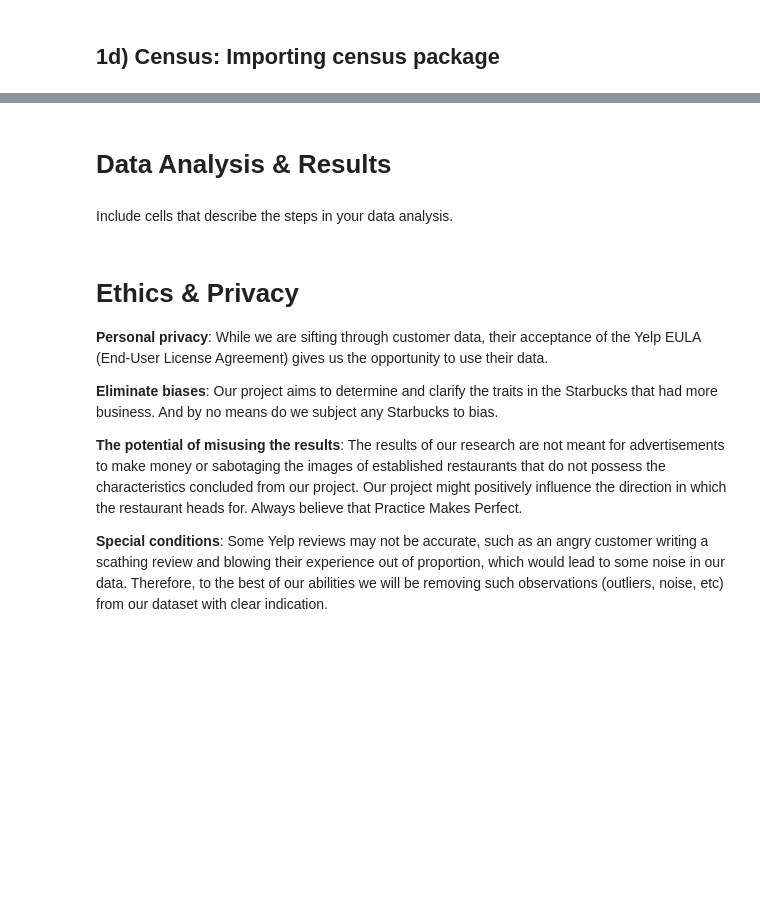
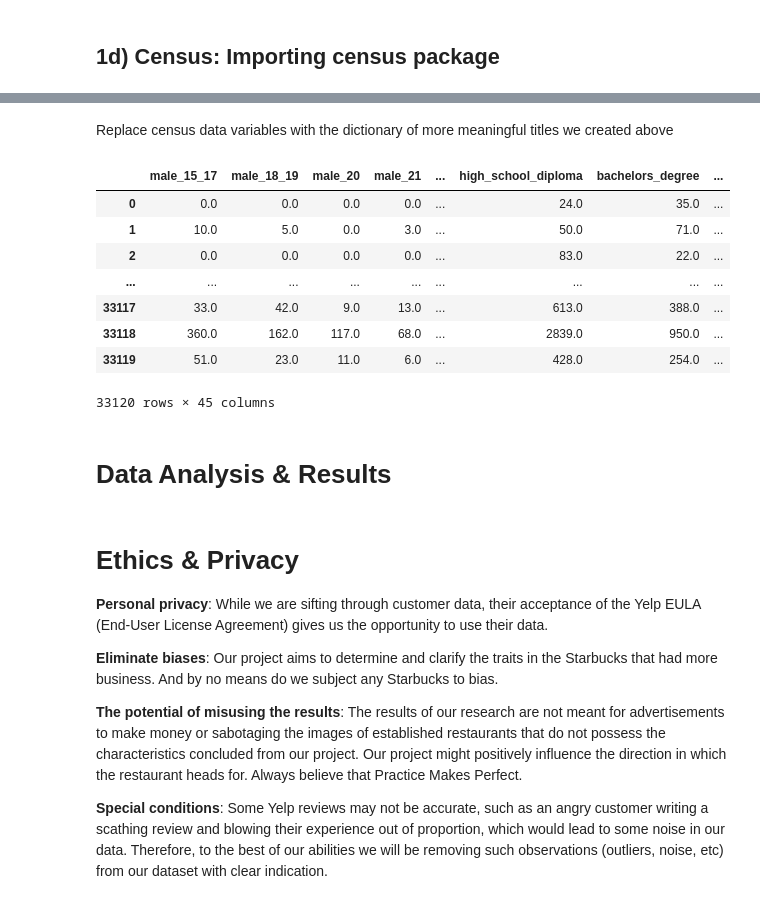
Before and after one commit to reveloff-ucsd/COGS108_44, a Jupyter notebook: FinalProject.ipynb, the cells around one changed output, grey strips where cells are left out. Saved outputs shown, nothing was run; the diff lists cells and outputs as text; code cells hidden in the pictures; blank space fills up the shorter version.

```diff
--- a/FinalProject.ipynb
+++ b/FinalProject.ipynb
@@ -216,4 +312,20 @@ ModuleNotFoundError: No module named 'census'
+# %% [markdown]
+Replace census data variables with the dictionary of more meaningful titles we created above
+# %%
+dic=dict(info_dict)
+#reverse dict
+dic={v:k for k,v in dic.items()}
+df_census.rename(dic,axis='columns',inplace=True)
+df_census
+# %% [output]
+|  | male_15_17 | male_18_19 | male_20 | male_21 | ... | high_school_diploma | bachelors_degree | ... |
+| 0 | 0.0 | 0.0 | 0.0 | 0.0 | ... | 24.0 | 35.0 | ... |
+| 1 | 10.0 | 5.0 | 0.0 | 3.0 | ... | 50.0 | 71.0 | ... |
+| 2 | 0.0 | 0.0 | 0.0 | 0.0 | ... | 83.0 | 22.0 | ... |
+| ... | ... | ... | ... | ... | ... | ... | ... | ... |
+| 33117 | 33.0 | 42.0 | 9.0 | 13.0 | ... | 613.0 | 388.0 | ... |
+| 33118 | 360.0 | 162.0 | 117.0 | 68.0 | ... | 2839.0 | 950.0 | ... |
+| 33119 | 51.0 | 23.0 | 11.0 | 6.0 | ... | 428.0 | 254.0 | ... |
+33120 rows × 45 columns
 # %% [markdown]
 # Data Analysis & Results
-# %% [markdown]
-Include cells that describe the steps in your data analysis.
```
Also changed, not shown: parts of 14 cells of this notebook.
